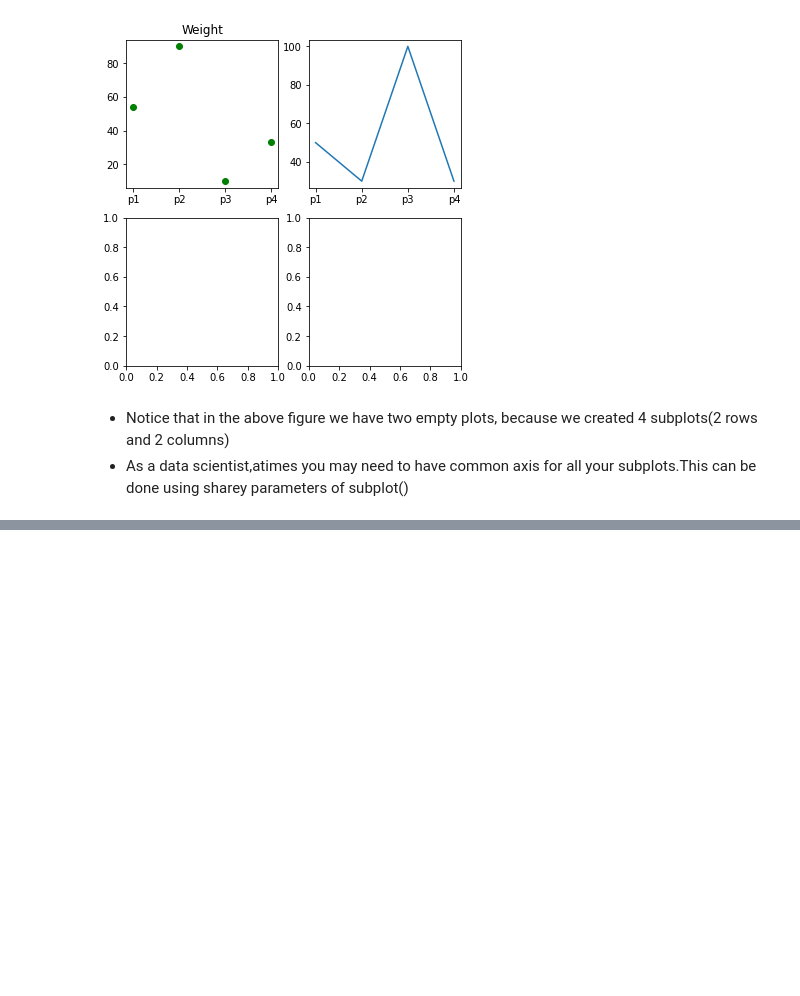
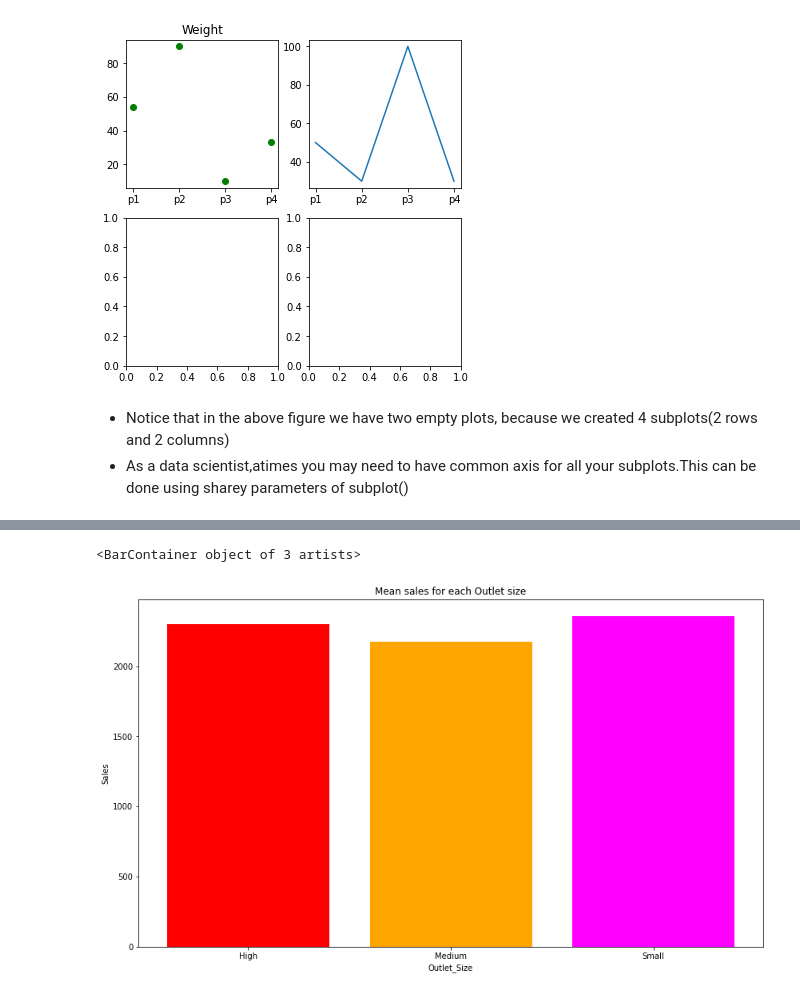
Before and after one commit to peterwainah/Data_analysi, a Jupyter notebook: Data Visualization .ipynb, the cells around one changed output, grey strips where cells are left out. Cells and saved outputs as stored; diff of their text form; code cells hidden in the pictures; blank space fills up the shorter version.

```diff
--- a/Data Visualization .ipynb
+++ b/Data Visualization .ipynb
@@ -124,0 +182,21 @@ ax[1].set_xticklabels(labels=['p1','p2','p3','p4']);
+# %%
+# mean price based on item type
+sales_by_outlet_size=Bm.groupby('Outlet_Size').Item_Outlet_Sales.mean()[:10]
+x = sales_by_outlet_size.index.tolist()
+y = sales_by_outlet_size.values.tolist()
+
+# set figure size
+plt.figure(figsize=(14, 8))
+# set title
+plt.title('Mean sales for each Outlet size')
+# set axis labels
+plt.xlabel('Outlet_Size')
+plt.ylabel('Sales')
+# set xticks
+plt.xticks(labels=x, ticks=np.arange(len(x)))
+#plt.bar(x,y)
+# adding clor
+plt.bar(x,y, color=['red', 'orange', 'magenta'])
+# %% [output]
+<BarContainer object of 3 artists>
+[figure, added]
```
Also changed, not shown: parts of 19 cells of this notebook.
